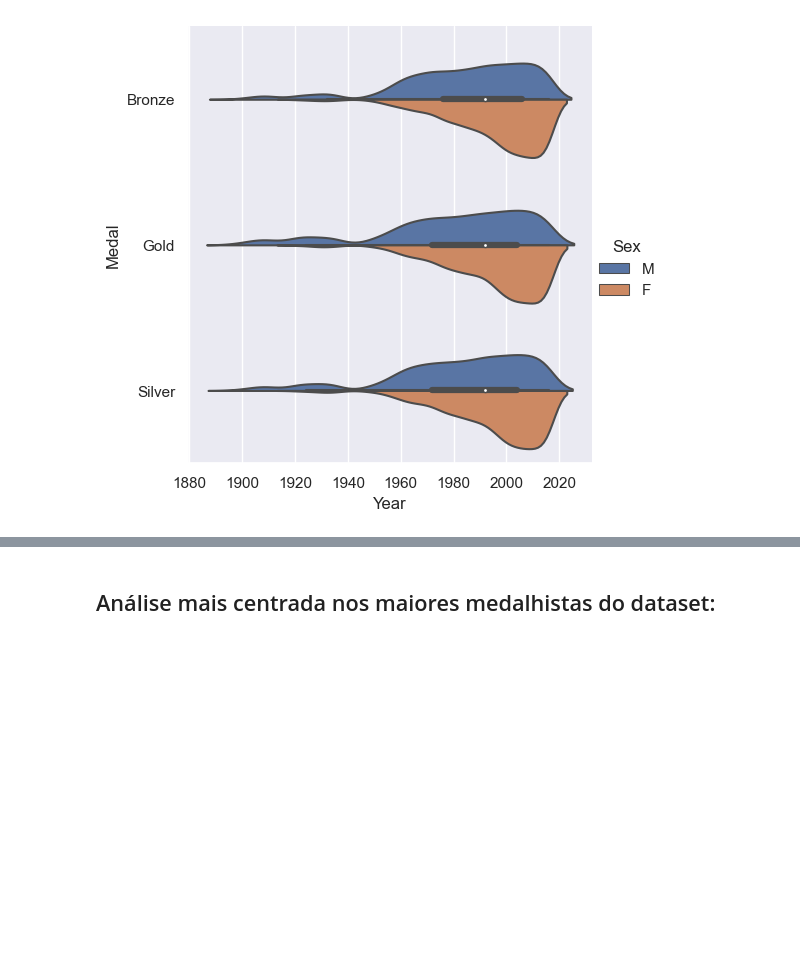
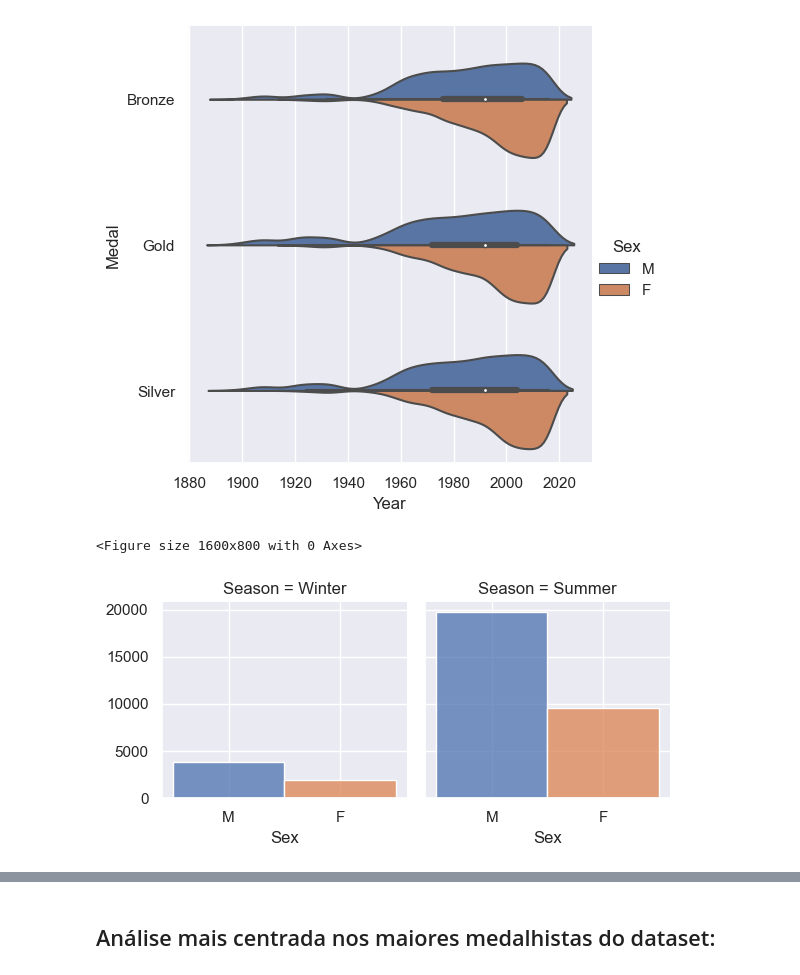
Before and after one commit to dnlfrozi/Projetinho-de-Limpeza, a Jupyter notebook: análise.ipynb, the cells around one changed output, grey strips where cells are left out. Drawn from its saved outputs; the diff is of its cells as text; code cells hidden in the pictures; blank space fills up the shorter version.

```diff
--- a/análise.ipynb
+++ b/análise.ipynb
@@ -270,3 +270,10 @@ sns.catplot(data= df_oly, kind='violin', x= 'Year', y= "Medal", hue= "Sex", spli
 plt.show()
 # %% [output]
 [figure]
+# %%
+x = sns.FacetGrid(df_oly, col="Season", hue= 'Sex')
+x.map(sns.histplot, "Sex")
+plt.show()
+# %% [output]
+<Figure size 1600x800 with 0 Axes>
+[figure, added]
```
Also changed, not shown: parts of 2 cells of this notebook.
